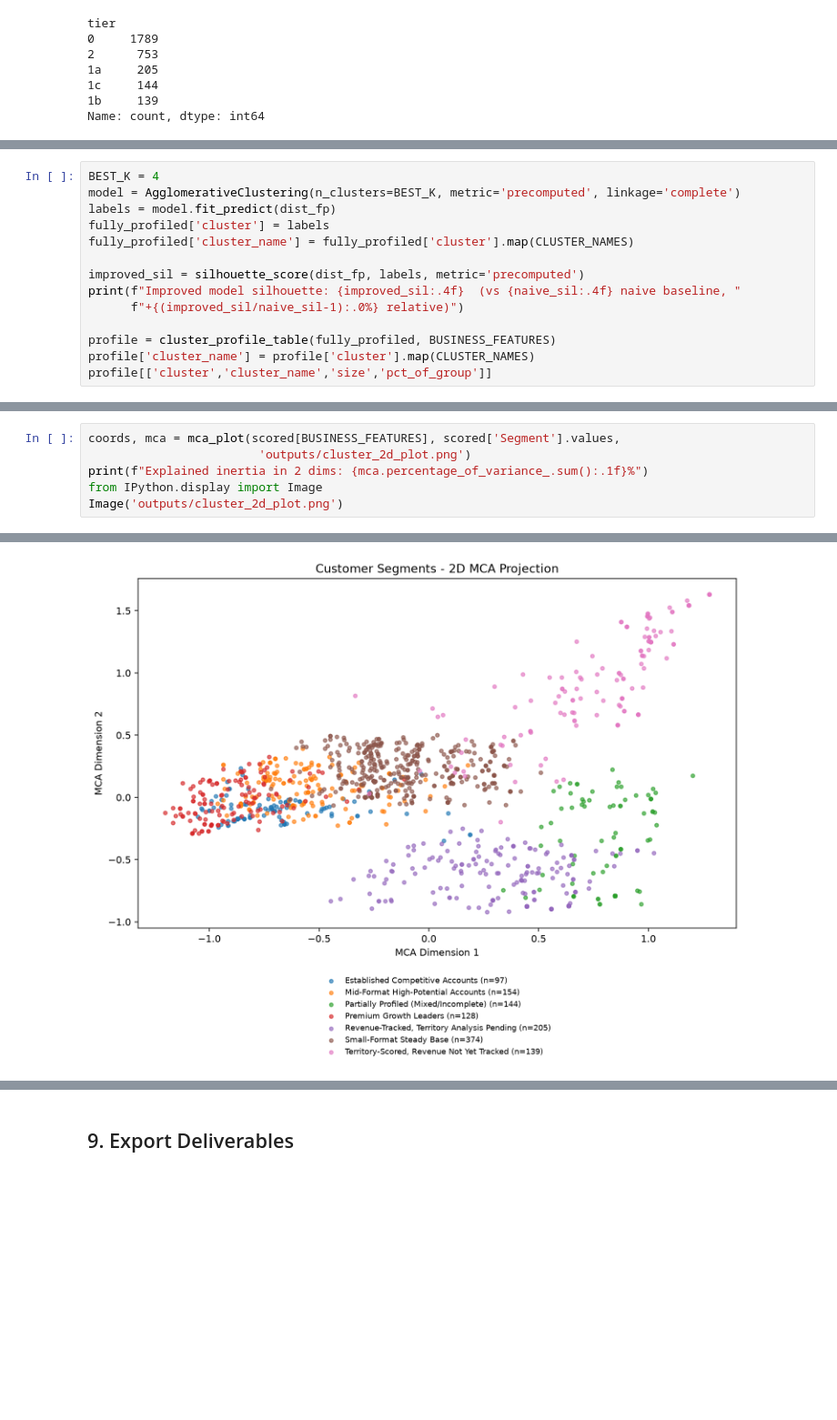
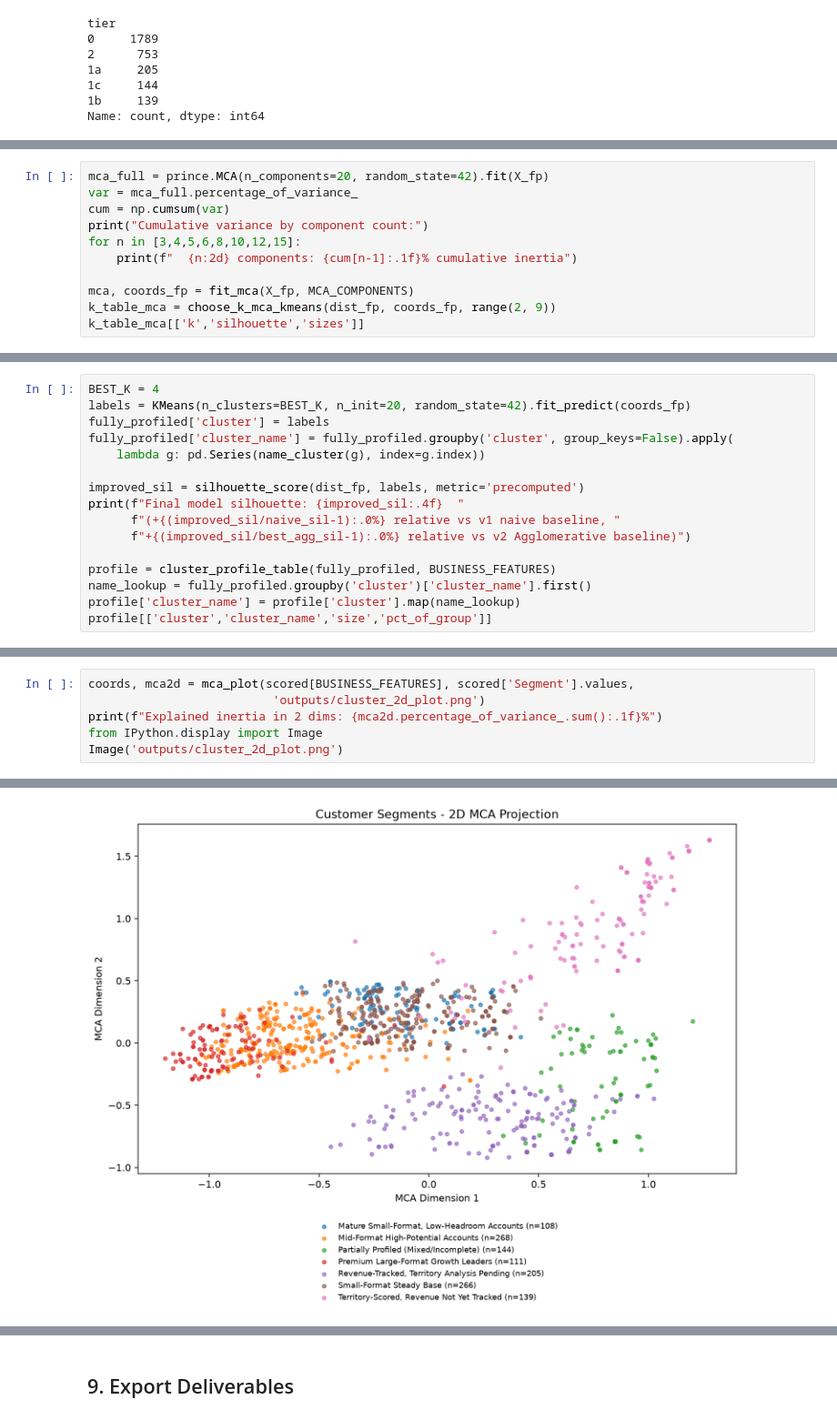
Before and after one commit to chirayum64/assignment, a Jupyter notebook: analysis/clustering_analysis.ipynb, the cells around one changed output, grey strips where cells are left out. Shown at 91% size. Saved outputs shown, nothing was run; the diff lists cells and outputs as text; blank space fills up the shorter version.

```diff
--- a/analysis/clustering_analysis.ipynb
+++ b/analysis/clustering_analysis.ipynb
@@ -230,0 +237,11 @@ k_table[['k','silhouette','sizes']]
+# %%
+mca_full = prince.MCA(n_components=20, random_state=42).fit(X_fp)
+var = mca_full.percentage_of_variance_
+cum = np.cumsum(var)
+print("Cumulative variance by component count:")
+for n in [3,4,5,6,8,10,12,15]:
+    print(f"  {n:2d} components: {cum[n-1]:.1f}% cumulative inertia")
+
+mca, coords_fp = fit_mca(X_fp, MCA_COMPONENTS)
+k_table_mca = choose_k_mca_kmeans(dist_fp, coords_fp, range(2, 9))
+k_table_mca[['k','silhouette','sizes']]
@@ -244,15 +338,17 @@ for a business-facing segmentation.
 # %%
 BEST_K = 4
-model = AgglomerativeClustering(n_clusters=BEST_K, metric='precomputed', linkage='complete')
-labels = model.fit_predict(dist_fp)
+labels = KMeans(n_clusters=BEST_K, n_init=20, random_state=42).fit_predict(coords_fp)
 fully_profiled['cluster'] = labels
-fully_profiled['cluster_name'] = fully_profiled['cluster'].map(CLUSTER_NAMES)
+fully_profiled['cluster_name'] = fully_profiled.groupby('cluster', group_keys=False).apply(
+    lambda g: pd.Series(name_cluster(g), index=g.index))
 
 improved_sil = silhouette_score(dist_fp, labels, metric='precomputed')
-print(f"Improved model silhouette: {improved_sil:.4f}  (vs {naive_sil:.4f} naive baseline, "
-      f"+{(improved_sil/naive_sil-1):.0%} relative)")
+print(f"Final model silhouette: {improved_sil:.4f}  "
+      f"(+{(improved_sil/naive_sil-1):.0%} relative vs v1 naive baseline, "
+      f"+{(improved_sil/best_agg_sil-1):.0%} relative vs v2 Agglomerative baseline)")
 
 profile = cluster_profile_table(fully_profiled, BUSINESS_FEATURES)
-profile['cluster_name'] = profile['cluster'].map(CLUSTER_NAMES)
+name_lookup = fully_profiled.groupby('cluster')['cluster_name'].first()
+profile['cluster_name'] = profile['cluster'].map(name_lookup)
 profile[['cluster','cluster_name','size','pct_of_group']]
 # %% [output]
@@ -305,12 +412,12 @@ tier in one plot.
 # %%
-coords, mca = mca_plot(scored[BUSINESS_FEATURES], scored['Segment'].values,
-                        'outputs/cluster_2d_plot.png')
-print(f"Explained inertia in 2 dims: {mca.percentage_of_variance_.sum():.1f}%")
+coords, mca2d = mca_plot(scored[BUSINESS_FEATURES], scored['Segment'].values,
+                          'outputs/cluster_2d_plot.png')
+print(f"Explained inertia in 2 dims: {mca2d.percentage_of_variance_.sum():.1f}%")
 from IPython.display import Image
 Image('outputs/cluster_2d_plot.png')
 # %% [output]
 Explained inertia in 2 dims: 21.7%
-[figure, old version]
+[figure, new version]
 # %% [markdown]
 ## 7. Outlier Detection (Q4)
 
```
Also changed, not shown: parts of 33 cells of this notebook, 9 other files.
